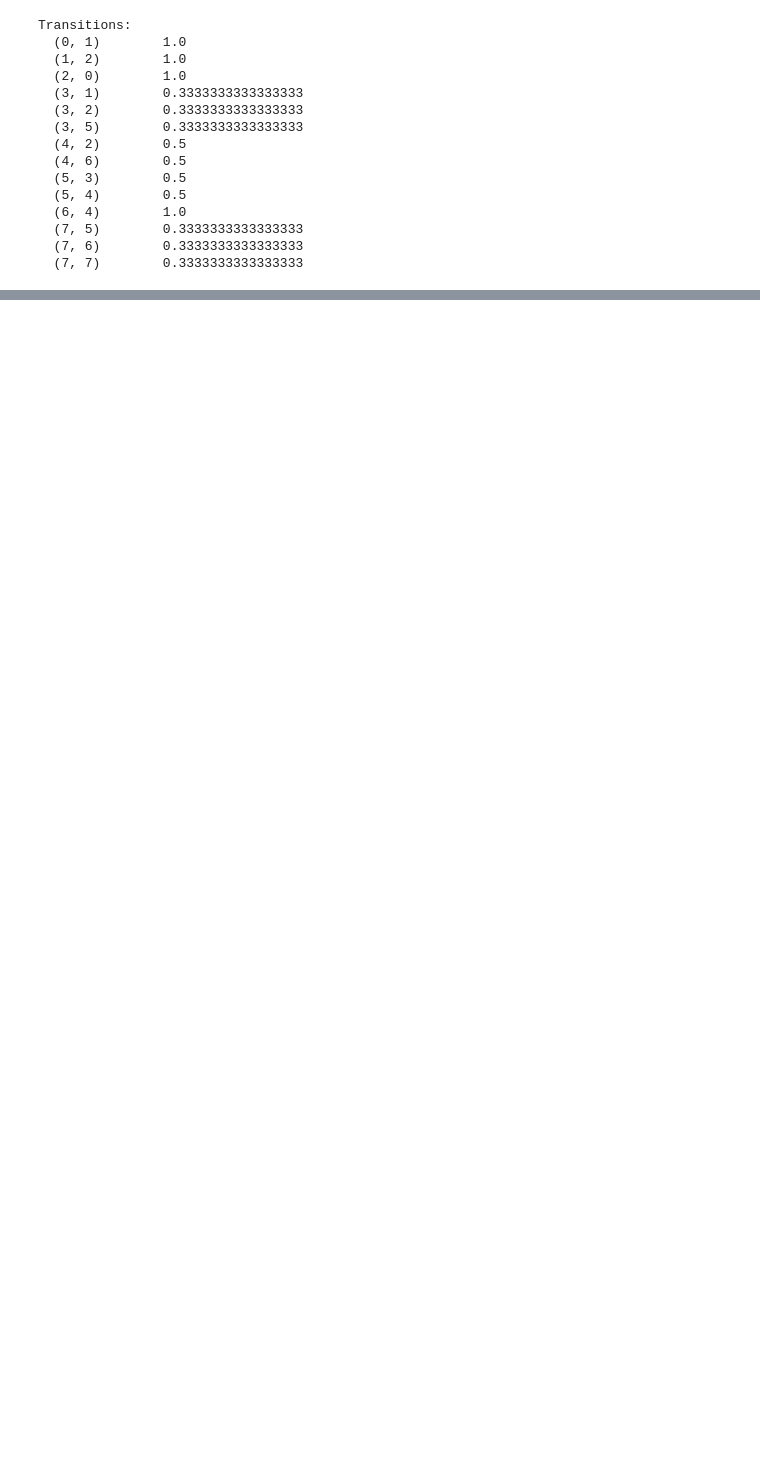
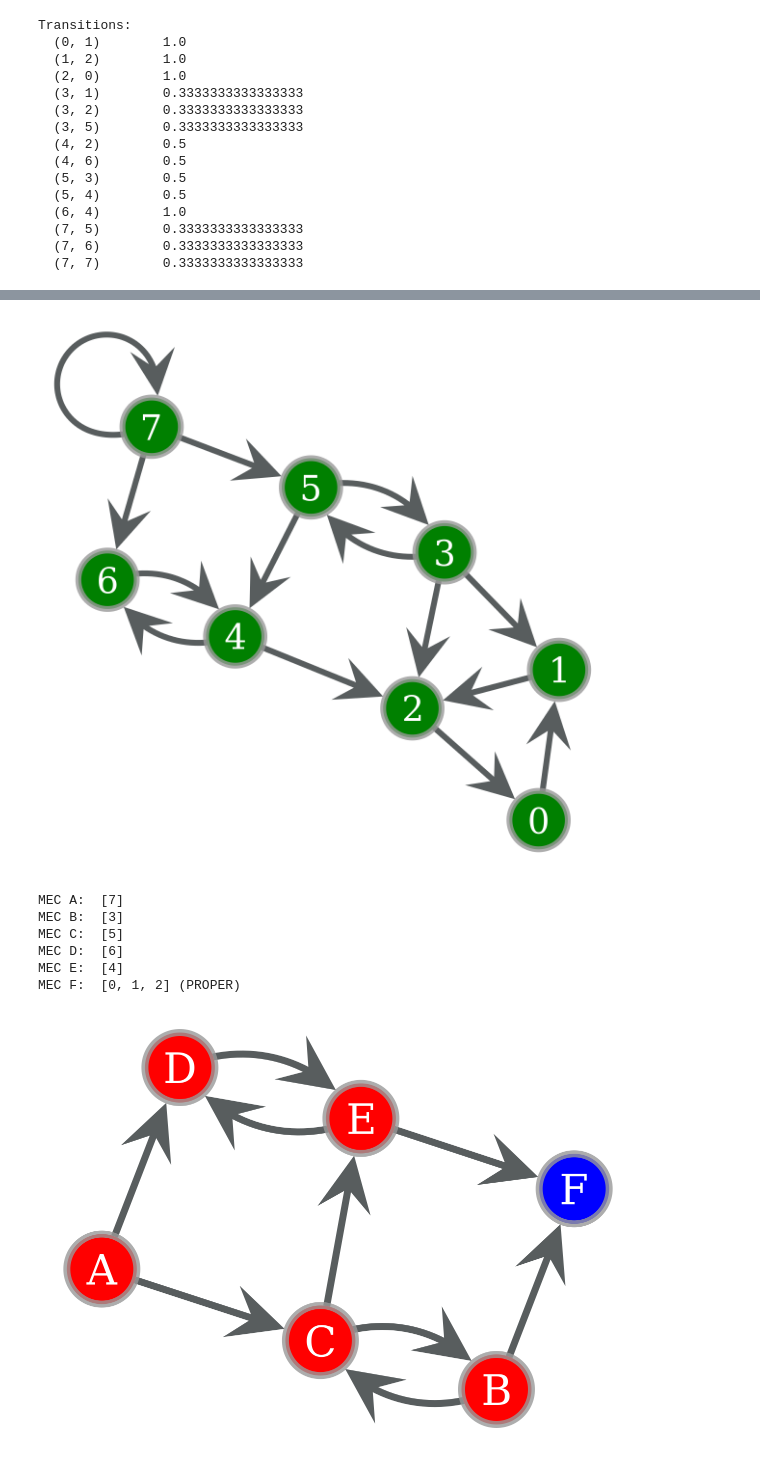
Before and after one commit to Vovsanka/switss, a Jupyter notebook: examples/mec_cetrification.ipynb, the cells around one changed output, grey strips where cells are left out. Drawn from its saved outputs; the diff is of its cells as text; code cells hidden in the pictures; blank space fills up the shorter version.

Commit message:
display mec quotient for dtmc

```diff
--- a/examples/mec_cetrification.ipynb
+++ b/examples/mec_cetrification.ipynb
@@ -80,4 +58,4 @@ gt.graph_draw(dtmc_graph, vertex_text=dtmc_graph.vertex_index)
 # %%
-from switss.utils.graph_utils import quotient
+from switss.utils.graph_utils import mec_quotient
 
-quotient_MEC_graph,_,_ = quotient(dtmc_graph, mec_partition)
+quotient_MEC_graph,component_members = mec_quotient(dtmc_graph, components, mec_counter)
@@ -92,0 +62,26 @@ gt.graph_draw(quotient_MEC_graph, vertex_text=quotient_MEC_graph.vertex_index)
+# %%
+import graph_tool.all as gt
+
+v_names = quotient_MEC_graph.new_vertex_property("string")
+for mec_component in range(mec_counter):
+    v_names[mec_component] = chr(ord('A') + mec_component)
+
+v_color = quotient_MEC_graph.new_vertex_property("string")
+for mec_component in range(mec_counter):
+    v_color[mec_component] = 'blue' if proper_mecs[mec_component] else 'red'
+
+gt.graph_draw(dtmc_graph, vertex_text=dtmc_graph.vertex_index, vertex_fill_color='green', bg_color=[1,1,1,1])
+
+for mec_component in range(mec_counter):
+    print(f'MEC {v_names[mec_component]}: ', component_members[mec_component], '(PROPER)' if proper_mecs[mec_component] else '')
+
+gt.graph_draw(quotient_MEC_graph, vertex_text=v_names, vertex_fill_color=v_color, bg_color=[1,1,1,1])
+# %% [output]
+[figure, added]
+MEC A:  [7]
+MEC B:  [3]
+MEC C:  [5]
+MEC D:  [6]
+MEC E:  [4]
+MEC F:  [0, 1, 2] (PROPER)
+[figure, added]
```
Also changed, not shown: parts of 9 cells of this notebook, 2 other files.
